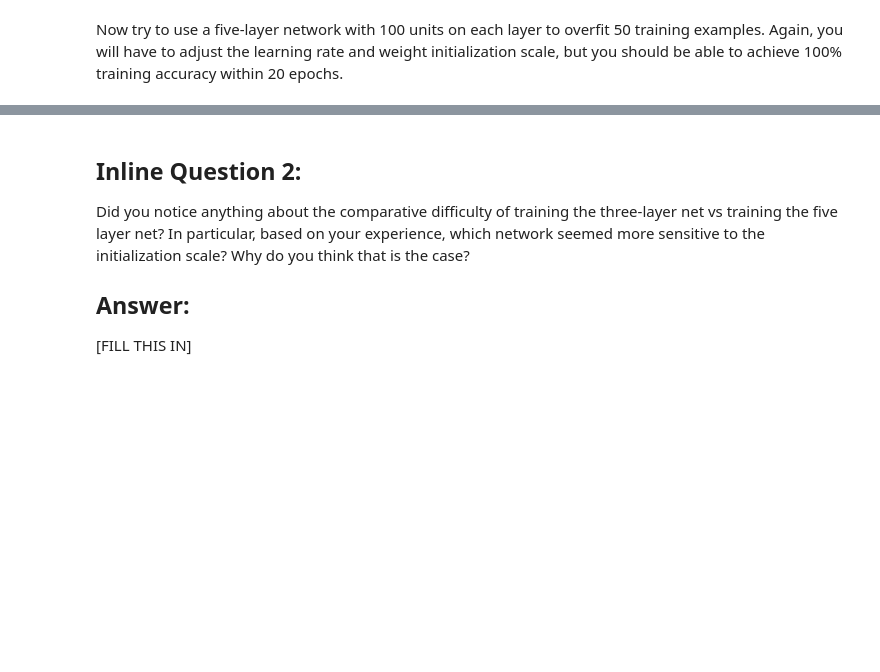
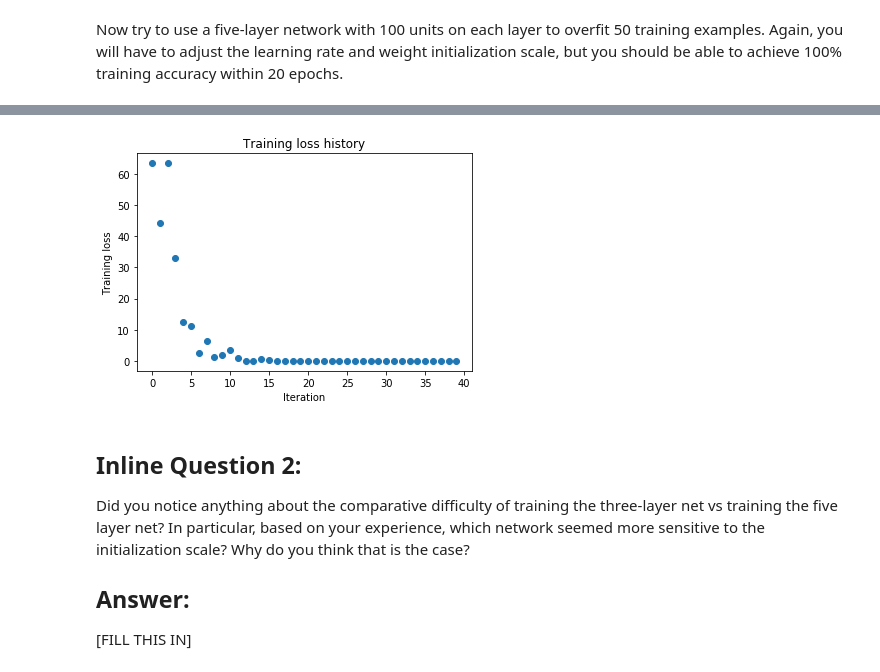
Before and after one commit to juanfpinzon/CS231n-self-paced, a Jupyter notebook: assignment2/FullyConnectedNets_juan.ipynb, the cells around one changed output, grey strips where cells are left out. Drawn from its saved outputs; the diff is of its cells as text; code cells hidden in the pictures; blank space fills up the shorter version.

```diff
--- a/assignment2/FullyConnectedNets_juan.ipynb
+++ b/assignment2/FullyConnectedNets_juan.ipynb
@@ -447,9 +505,11 @@ small_data = {
   'y_val': data['y_val'],
 }
 
-learning_rate = 2e-3  # Experiment with this!
-weight_scale = 1e-5   # Experiment with this!
-model = FullyConnectedNet([100, 100, 100, 100],
+# Obtained with random search
+learning_rate = 2e-3
+weight_scale = 9e-2
+
+model = FullyConnectedNetJuan([100, 100, 100, 100],
                 weight_scale=weight_scale, dtype=np.float64)
 solver = Solver(model, small_data,
                 print_every=10, num_epochs=20, batch_size=25,
@@ -465,3 +525,4 @@ plt.title('Training loss history')
 plt.xlabel('Iteration')
 plt.ylabel('Training loss')
 plt.show()
+# %% [output]
@@ -468,3 +546,4 @@ plt.show()
+[figure, added]
 # %% [markdown]
 ## Inline Question 2:
 Did you notice anything about the comparative difficulty of training the three-layer net vs training the five layer net? In particular, based on your experience, which network seemed more sensitive to the initialization scale? Why do you think that is the case?
```
Also changed, not shown: parts of 14 cells of this notebook, 3 other files.
